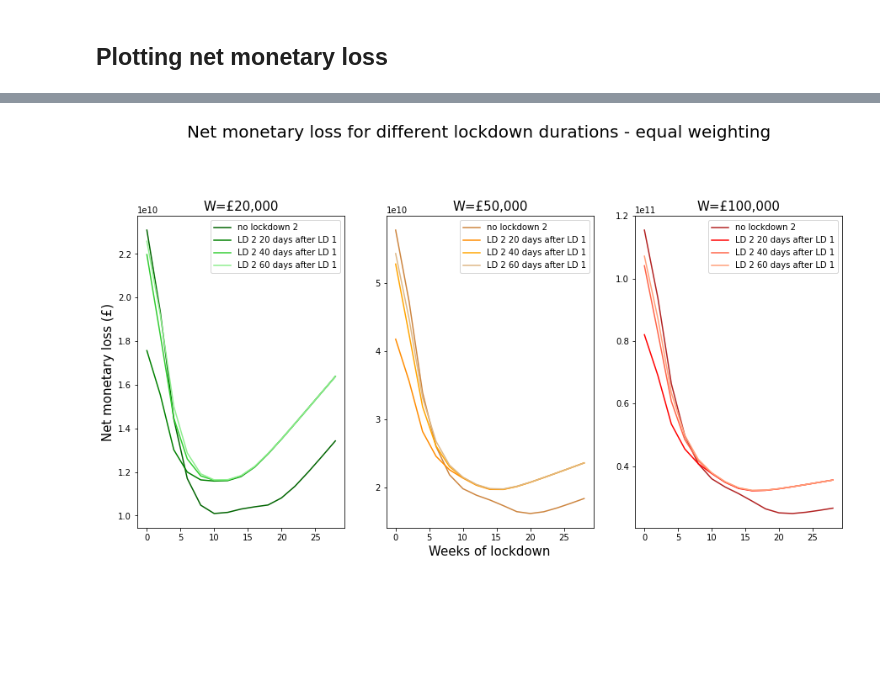
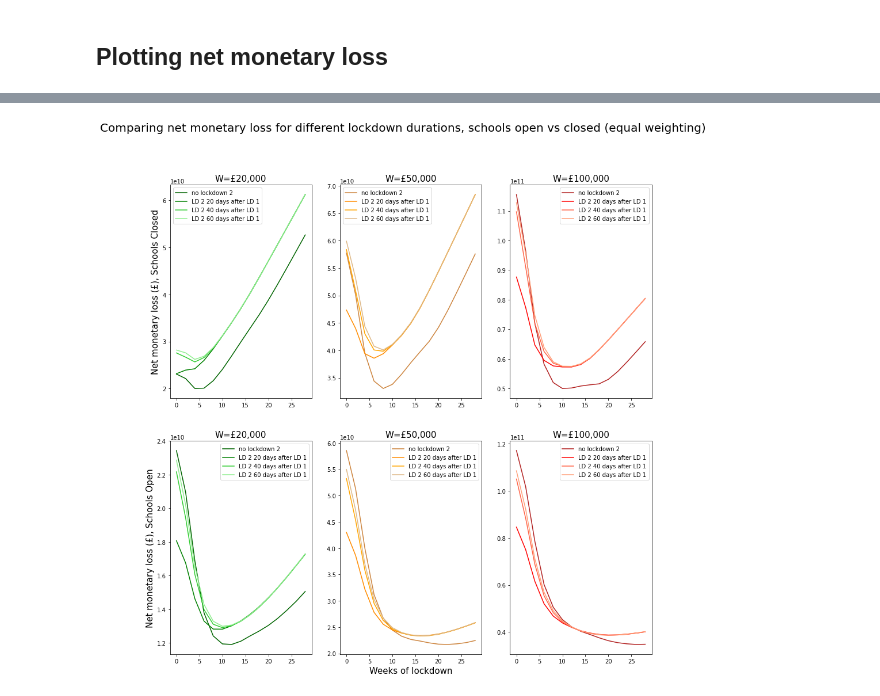
Before and after one commit to rebeccamann/Mini-Project-1-MD979-, a Jupyter notebook: costCalculations.ipynb, the cells around one changed output, grey strips where cells are left out. Cells and saved outputs as stored; diff of their text form; code cells hidden in the pictures; blank space fills up the shorter version.

Commit message:
Cost calculations with school closure

```diff
--- a/costCalculations.ipynb
+++ b/costCalculations.ipynb
@@ -201,48 +166,78 @@ def costsOverLockdowns(efficaciesArray, weights, vaccineStart, lockdown1Start, w
+# %%
+# Parameters:
+efficaciesArray = [0.5,0.7,0.9]
+weights = [0.8, 0.1, 1/3]
+vaccineStart = 70
+lockdown1Start = 40
+outbreak2Start = 366
+days = 365
+weekStart = 0
+weekEnd = 30
+weekStep = 2
+wks = np.arange(weekStart,weekEnd,weekStep)
+
+# For schools closed:
+costArrayLD1C, costArrayLD2_20DC, costArrayLD2_40DC, costArrayLD2_60DC = costsOverLockdowns(allAgeGrpParams, efficaciesArray, weights, vaccineStart, lockdown1Start, outbreak2Start, days, wks, True)
+
+# For schools open:
+costArrayLD1O, costArrayLD2_20DO, costArrayLD2_40DO, costArrayLD2_60DO = costsOverLockdowns(allAgeGrpParams, efficaciesArray, weights, vaccineStart, lockdown1Start, outbreak2Start, days, wks, False)
 # %%
-efficaciesArray = [0.5,0.7,0.9]
-weights = [1/3, 1/3, 1/3]
-days = 365
-vaccineStart = 70
-lockdown1Start = 40
-outbreak2Start = days + 1
-weekStart = 0
-weekEnd = 30
-weekStep = 2
-wks = np.arange(weekStart,weekEnd,weekStep)
-
-LD1, LD2_20D, LD2_40D, LD2_60D = costsOverLockdowns(efficaciesArray, weights, vaccineStart, lockdown1Start, wks, outbreak2Start, days)
-
 # Plotting:
 plt.figure(figsize=(15, 15))
-plt.suptitle('Net monetary loss for different lockdown durations - equal weighting', fontsize=20)
+plt.suptitle('Comparing net monetary loss for different lockdown durations, schools open vs closed (equal weighting)', fontsize=20)
 
 
 plt.subplot(231)
-plt.plot(wks, LD1[0], color = 'darkgreen', label = 'no lockdown 2')
-plt.plot(wks, LD2_20D[0], color = 'green', label = 'LD 2 20 days after LD 1')
-plt.plot(wks, LD2_40D[0], color = 'limegreen', label = 'LD 2 40 days after LD 1')
-plt.plot(wks, LD2_60D[0], color = 'lightgreen', label = 'LD 2 60 days after LD 1')
-plt.ylabel('Net monetary loss (£)', fontsize = 15)
+plt.plot(wks, costArrayLD1C[0], color = 'darkgreen', label = 'no lockdown 2')
+plt.plot(wks, costArrayLD2_20DC[0], color = 'green', label = 'LD 2 20 days after LD 1')
+plt.plot(wks, costArrayLD2_40DC[0], color = 'limegreen', label = 'LD 2 40 days after LD 1')
+plt.plot(wks, costArrayLD2_60DC[0], color = 'lightgreen', label = 'LD 2 60 days after LD 1')
+plt.ylabel('Net monetary loss (£), Schools Closed', fontsize = 15)
 plt.legend(loc=0)
 plt.title('W=£20,000', fontsize = 15)
 
 plt.subplot(232)
-plt.plot(wks, LD1[1], color = 'peru', label ='no lockdown 2')
-plt.plot(wks, LD2_20D[1], color = 'darkorange', label = 'LD 2 20 days after LD 1')
-plt.plot(wks, LD2_40D[1], color = 'orange', label = 'LD 2 40 days after LD 1')
-plt.plot(wks, LD2_60D[1], color = 'burlywood', label = 'LD 2 60 days after LD 1')
+plt.plot(wks, costArrayLD1C[1], color = 'peru', label ='no lockdown 2')
+plt.plot(wks, costArrayLD2_20DC[1], color = 'darkorange', label = 'LD 2 20 days after LD 1')
+plt.plot(wks, costArrayLD2_40DC[1], color = 'orange', label = 'LD 2 40 days after LD 1')
+plt.plot(wks, costArrayLD2_60DC[1], color = 'burlywood', label = 'LD 2 60 days after LD 1')
+plt.legend(loc=0)
+plt.title('W=£50,000', fontsize = 15)
+
+plt.subplot(233)
+plt.plot(wks, costArrayLD1C[2], color = 'firebrick', label ='no lockdown 2')
+plt.plot(wks, costArrayLD2_20DC[2], color = 'red', label = 'LD 2 20 days after LD 1')
+plt.plot(wks, costArrayLD2_40DC[2], color = 'tomato', label = 'LD 2 40 days after LD 1')
+plt.plot(wks, costArrayLD2_60DC[2], color = 'lightsalmon', label = 'LD 2 60 days after LD 1')
+plt.legend(loc=0)
+plt.title('W=£100,000', fontsize = 15)
+
+plt.subplot(234)
+plt.plot(wks, costArrayLD1O[0], color = 'darkgreen', label = 'no lockdown 2')
+plt.plot(wks, costArrayLD2_20DO[0], color = 'green', label = 'LD 2 20 days after LD 1')
+plt.plot(wks, costArrayLD2_40DO[0], color = 'limegreen', label = 'LD 2 40 days after LD 1')
+plt.plot(wks, costArrayLD2_60DO[0], color = 'lightgreen', label = 'LD 2 60 days after LD 1')
+plt.ylabel('Net monetary loss (£), Schools Open', fontsize = 15)
+plt.legend(loc=0)
+plt.title('W=£20,000', fontsize = 15)
+
+plt.subplot(235)
+plt.plot(wks, costArrayLD1O[1], color = 'peru', label ='no lockdown 2')
+plt.plot(wks, costArrayLD2_20DO[1], color = 'darkorange', label = 'LD 2 20 days after LD 1')
+plt.plot(wks, costArrayLD2_40DO[1], color = 'orange', label = 'LD 2 40 days after LD 1')
+plt.plot(wks, costArrayLD2_60DO[1], color = 'burlywood', label = 'LD 2 60 days after LD 1')
 plt.xlabel('Weeks of lockdown', fontsize = 15)
 plt.legend(loc=0)
 plt.title('W=£50,000', fontsize = 15)
 
-plt.subplot(233)
-plt.plot(wks, LD1[2], color = 'firebrick', label ='no lockdown 2')
-plt.plot(wks, LD2_20D[2], color = 'red', label = 'LD 2 20 days after LD 1')
-plt.plot(wks, LD2_40D[2], color = 'tomato', label = 'LD 2 40 days after LD 1')
-plt.plot(wks, LD2_60D[2], color = 'lightsalmon', label = 'LD 2 60 days after LD 1')
+plt.subplot(236)
+plt.plot(wks, costArrayLD1O[2], color = 'firebrick', label ='no lockdown 2')
+plt.plot(wks, costArrayLD2_20DO[2], color = 'red', label = 'LD 2 20 days after LD 1')
+plt.plot(wks, costArrayLD2_40DO[2], color = 'tomato', label = 'LD 2 40 days after LD 1')
+plt.plot(wks, costArrayLD2_60DO[2], color = 'lightsalmon', label = 'LD 2 60 days after LD 1')
 plt.legend(loc=0)
 plt.title('W=£100,000', fontsize = 15)
 
 plt.show()
 # %% [output]
-[figure, old version]
+[figure, new version]
```
Also changed, not shown: parts of 28 cells of this notebook.
